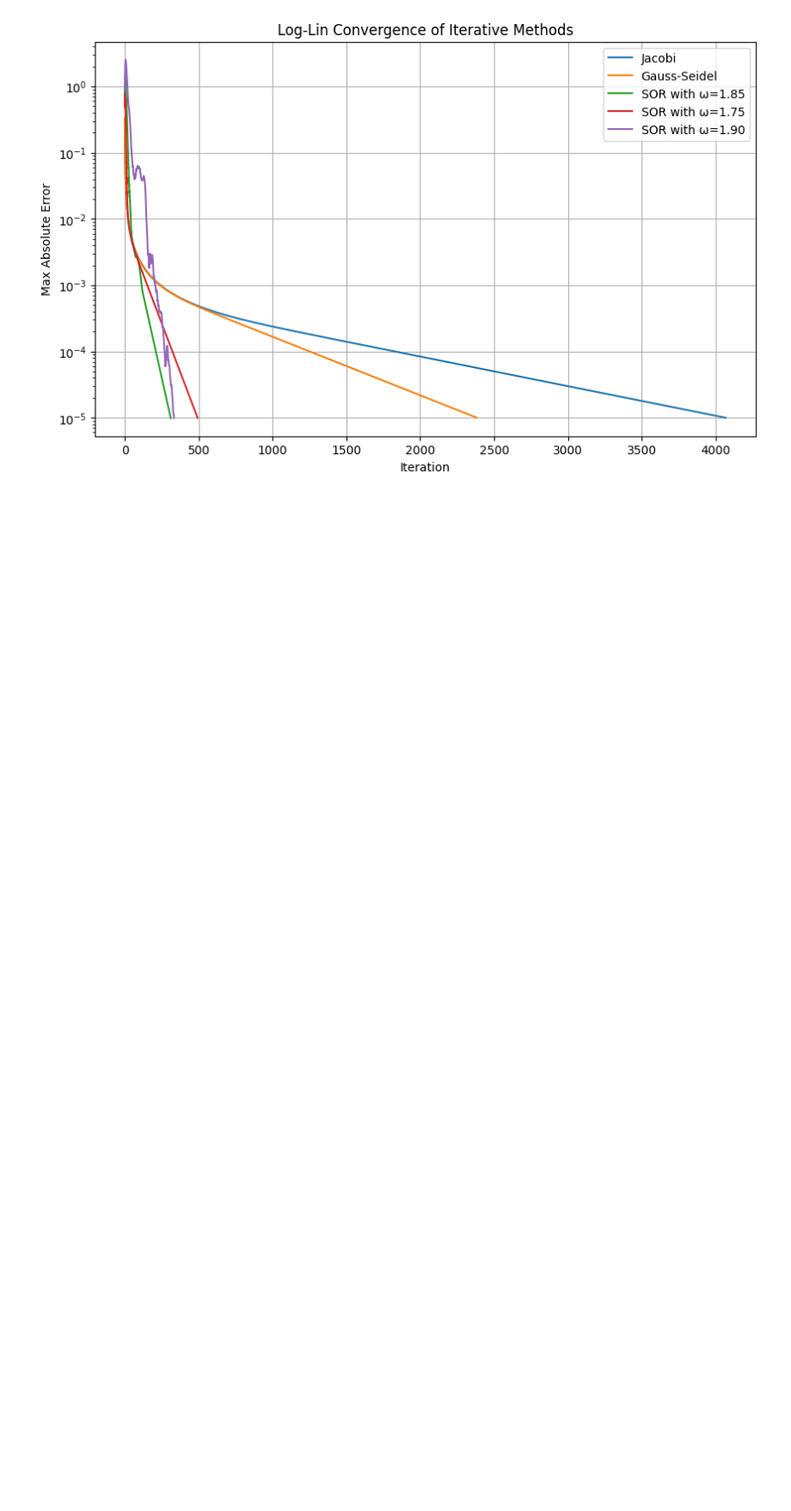
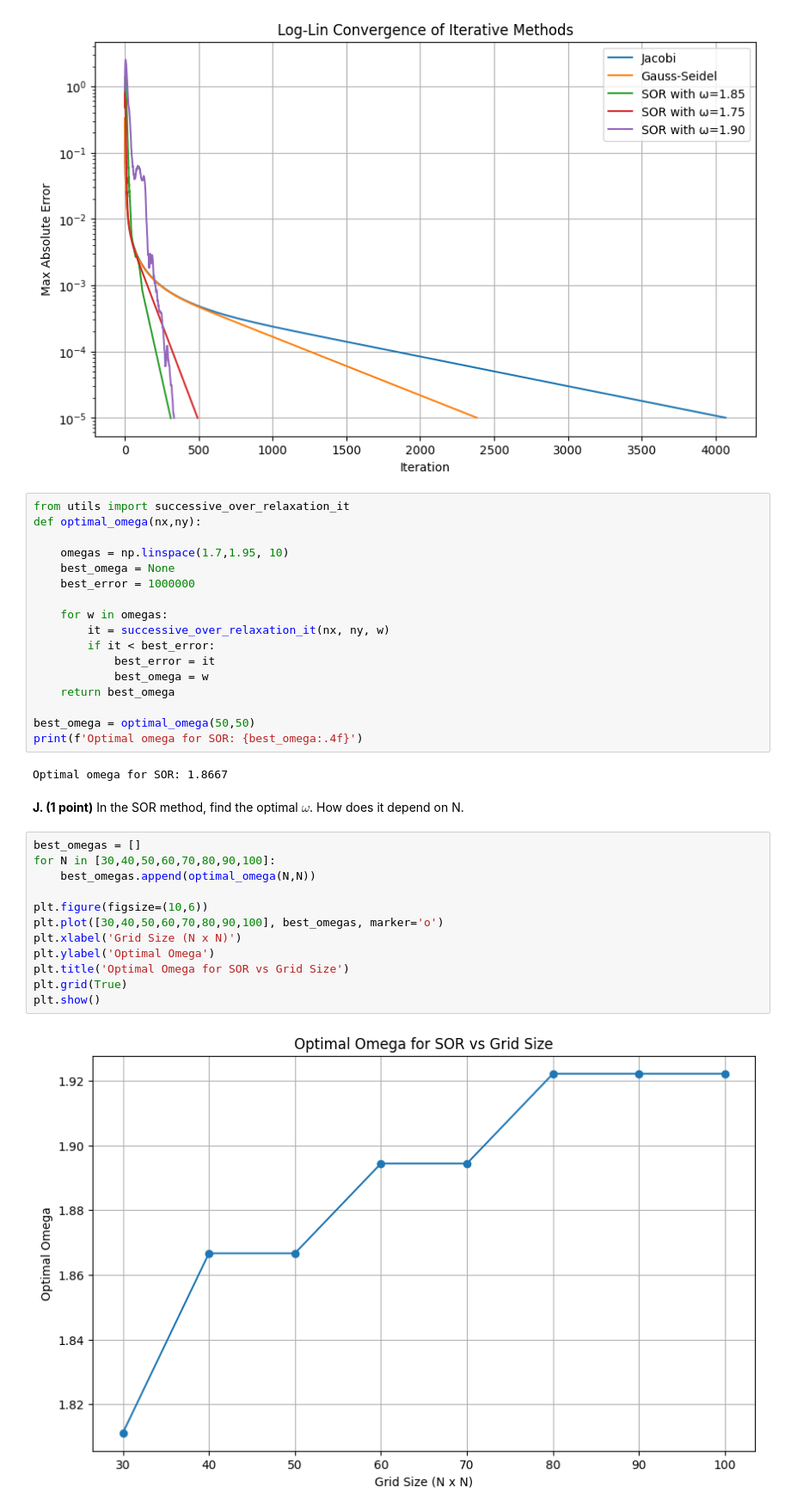
Before and after one commit to Hunter-13-z/Scientific-Computing, a Jupyter notebook: Assignment 1/pdes_and_iterative_methods.ipynb, the cells around one changed output. Shown at 86% size. Drawn from its saved outputs; the diff is of its cells as text; blank space fills up the shorter version.

```diff
--- a/Assignment 1/pdes_and_iterative_methods.ipynb
+++ b/Assignment 1/pdes_and_iterative_methods.ipynb
@@ -233,3 +235,38 @@ plt.grid(True)
 plt.show()
 # %% [output]
 [figure]
+# %%
+from utils import successive_over_relaxation_it
+def optimal_omega(nx,ny):
+
+    omegas = np.linspace(1.7,1.95, 10)
+    best_omega = None
+    best_error = 1000000
+
+    for w in omegas:
+        it = successive_over_relaxation_it(nx, ny, w)
+        if it < best_error:
+            best_error = it
+            best_omega = w
+    return best_omega
+
+best_omega = optimal_omega(50,50)
+print(f'Optimal omega for SOR: {best_omega:.4f}')
+# %% [output]
+Optimal omega for SOR: 1.8667
+# %% [markdown]
+**J. (1 point)** In the SOR method, find the optimal $\omega$. How does it depend on N.
+# %%
+best_omegas = []
+for N in [30,40,50,60,70,80,90,100]:
+    best_omegas.append(optimal_omega(N,N))
+
+plt.figure(figsize=(10,6))
+plt.plot([30,40,50,60,70,80,90,100], best_omegas, marker='o')
+plt.xlabel('Grid Size (N x N)')
+plt.ylabel('Optimal Omega')
+plt.title('Optimal Omega for SOR vs Grid Size')
+plt.grid(True)
+plt.show()
+# %% [output]
+[figure, added]
```
Also changed, not shown: parts of 1 cell of this notebook, 1 other file.
